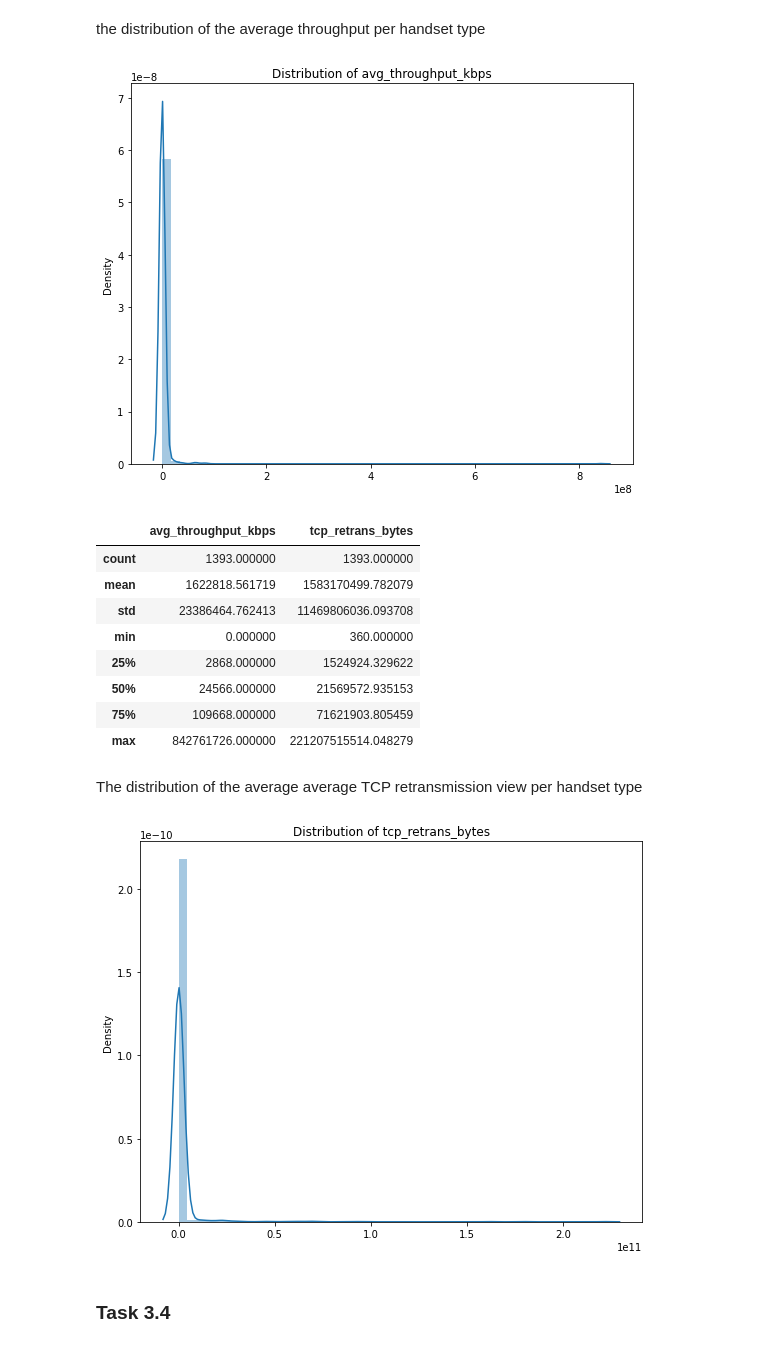
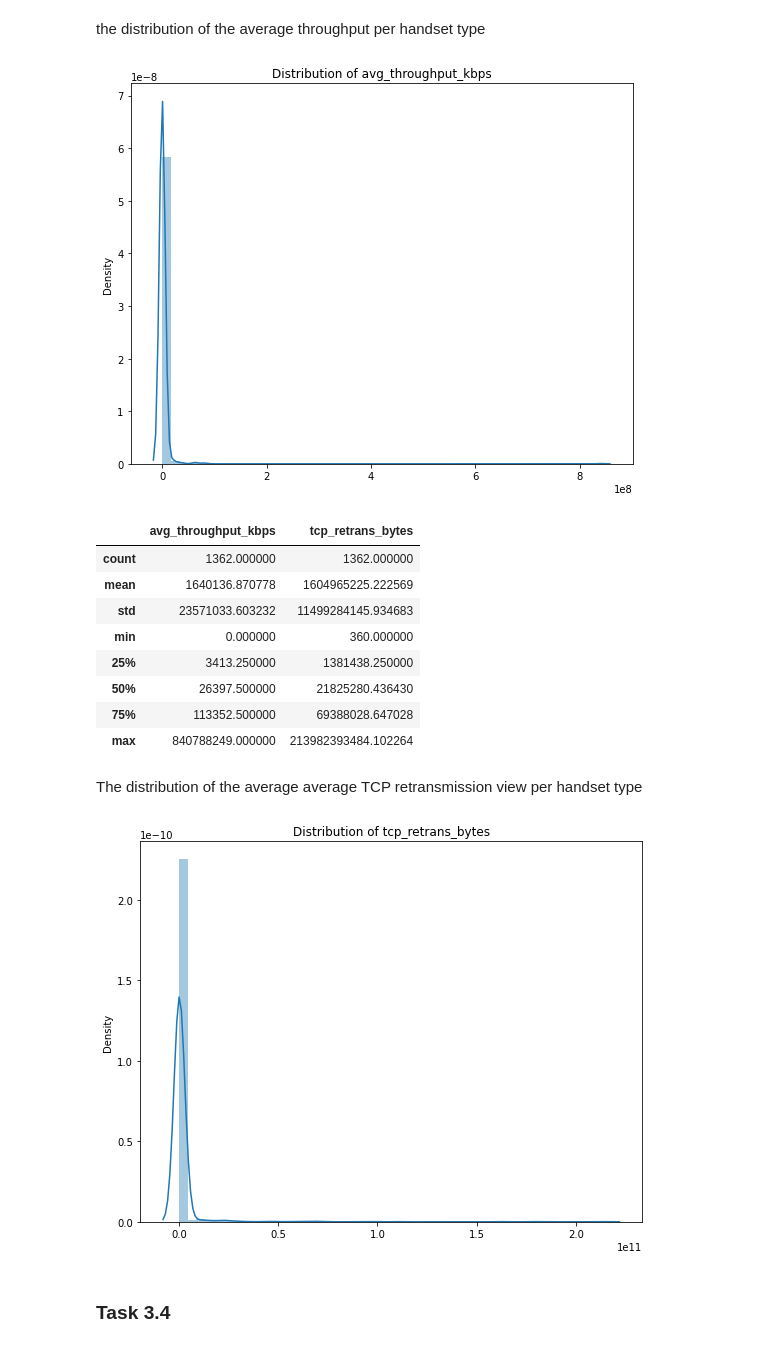
Before and after one commit to daniEL2371/telecom_data_analysis, a Jupyter notebook: Notebooks/ExperienceAnalytics.ipynb, the cells around one changed output. Saved outputs shown, nothing was run; the diff lists cells and outputs as text; code cells hidden in the pictures.

Commit message:
user experience metics saved

```diff
--- a/Notebooks/ExperienceAnalytics.ipynb
+++ b/Notebooks/ExperienceAnalytics.ipynb
@@ -22,4 +23,2 @@ CSV_PATH = "../data/data.csv"
 # %%
 TelecomHelper = TelecomHelper()
-# %%
-df = TelecomHelper.read_csv(csv_path=CSV_PATH, missing_values=["n/a", "na", "undefined"])
@@ -32,5 +25,3 @@ def convert_labels(df):
-# %%
-df = convert_labels(df)
 # %%
 print(f"The percentage of data missing is: {TelecomHelper.percent_missing(df)}")
 # %% [output]
@@ -321,9 +314,9 @@ Name: avg_throughput_kbps, dtype: int64
 The distribution of the average throughput  per handset type and provide interpretation for your findings.
 # %%
 
-handsert_agg = experience_agg_by_customer.groupby('handset_type').agg({'avg_throughput_kbps': 'sum',
+handset_agg = experience_agg_by_customer.groupby('handset_type').agg({'avg_throughput_kbps': 'sum',
                                                                        'tcp_retrans_bytes': 'sum'})
-handsert_agg.head()
+handset_agg.head()
 # %% [output]
 |  | avg_throughput_kbps | tcp_retrans_bytes |
 | handset_type |  |  |
@@ -337,26 +330,26 @@ the distribution of the average throughput  per handset type
 # %%
 
 
-plots.plot_dist(handsert_agg[['avg_throughput_kbps']], 'avg_throughput_kbps')
-handsert_agg.describe()
+plots.plot_dist(handset_agg[['avg_throughput_kbps']], 'avg_throughput_kbps')
+handset_agg.describe()
 # %% [output]
 [figure]
 |  | avg_throughput_kbps | tcp_retrans_bytes |
-| count | 1393.000000 | 1393.000000 |
-| mean | 1622818.561719 | 1583170499.782079 |
-| std | 23386464.762413 | 11469806036.093708 |
+| count | 1362.000000 | 1362.000000 |
+| mean | 1640136.870778 | 1604965225.222569 |
+| std | 23571033.603232 | 11499284145.934683 |
 | min | 0.000000 | 360.000000 |
-| 25% | 2868.000000 | 1524924.329622 |
-| 50% | 24566.000000 | 21569572.935153 |
-| 75% | 109668.000000 | 71621903.805459 |
-| max | 842761726.000000 | 221207515514.048279 |
+| 25% | 3413.250000 | 1381438.250000 |
+| 50% | 26397.500000 | 21825280.436430 |
+| 75% | 113352.500000 | 69388028.647028 |
+| max | 840788249.000000 | 213982393484.102264 |
 # %% [markdown]
 The distribution of the average average TCP retransmission view per handset type
 # %%
 
-plots.plot_dist(handsert_agg[['tcp_retrans_bytes']], 'tcp_retrans_bytes')
+plots.plot_dist(handset_agg[['tcp_retrans_bytes']], 'tcp_retrans_bytes')
 # %% [output]
-[figure, old version]
+[figure, new version]
 # %% [markdown]
 ### Task 3.4
 # %% [markdown]
```
Also changed, not shown: parts of 28 cells of this notebook, 1 other file.
